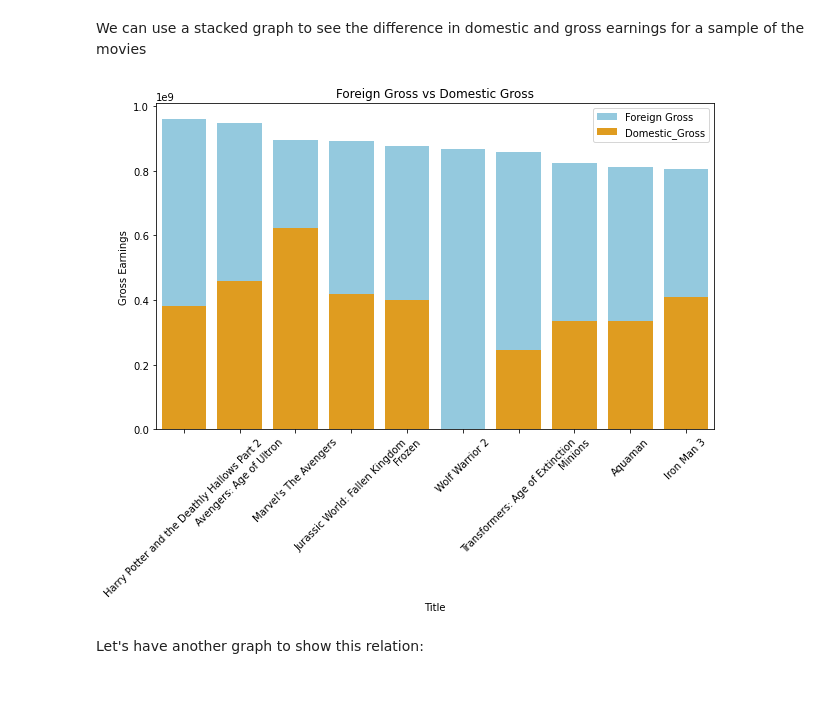
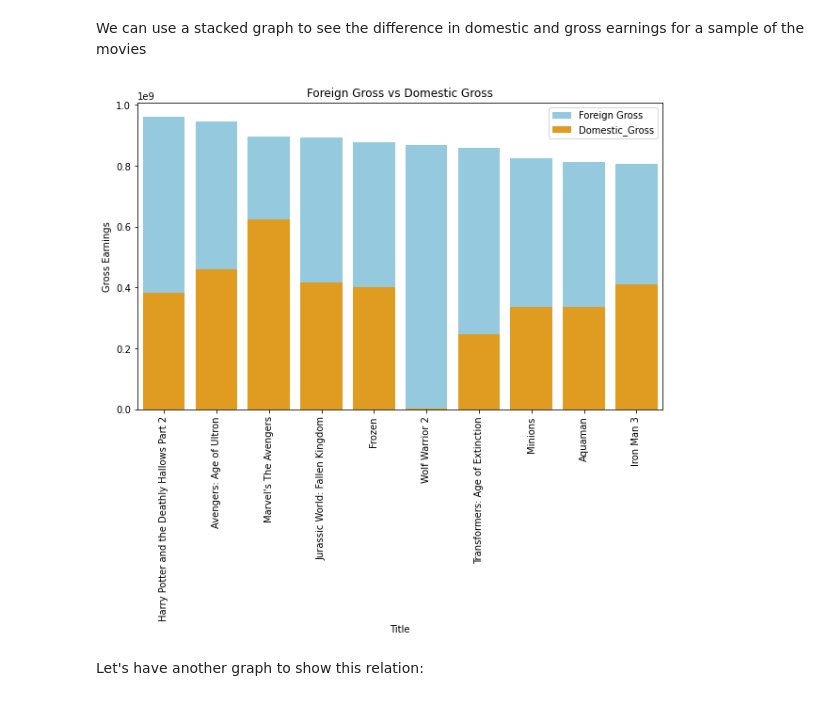
Before and after one commit to MAZSUSA/Final-Microsoft-Movies, a Jupyter notebook: index.ipynb, the cells around one changed output. Drawn from its saved outputs; the diff is of its cells as text; code cells hidden in the pictures.

```diff
--- a/index.ipynb
+++ b/index.ipynb
@@ -221,25 +221,25 @@ We can use a stacked graph to see the difference in domestic and gross earnings
 # %%
 import seaborn as sns
 
 top_10_df = df.sort_values(by='foreign_gross', ascending=False).head(10)
 # Ensure 'foreign_gross' exists in 'df'
 
 plt.figure(figsize=(10,6))
 
 #plot for foreign_gross
 sns.barplot(data=top_10_df, x='title', y='foreign_gross', color='skyblue', label='Foreign Gross')
 #plot for domestic_gross
 sns.barplot(data=top_10_df, x='title', y='domestic_gross',color='orange', label='Domestic_Gross')
 
 
 plt.xlabel('Title')
 plt.ylabel('Gross Earnings')
 plt.title('Foreign Gross vs Domestic Gross')
 plt.legend()
-plt.xticks(rotation=45)
+plt.xticks(rotation=90)
 plt.show()
 # %% [output]
-[figure, old version]
+[figure, new version]
 # %% [markdown]
 Let's have another graph to show this relation:
 # %%
```
Also changed, not shown: parts of 9 cells of this notebook.
